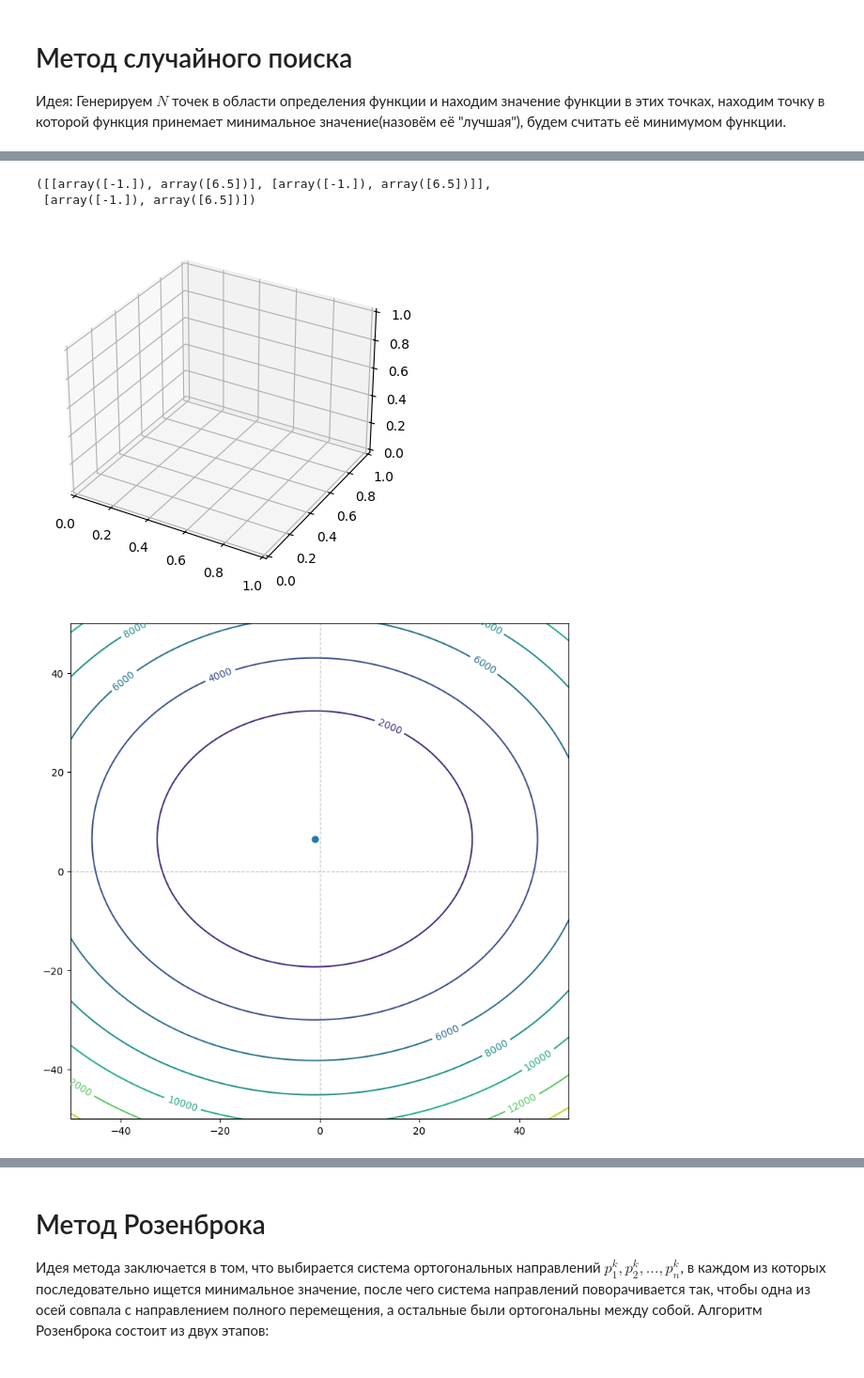
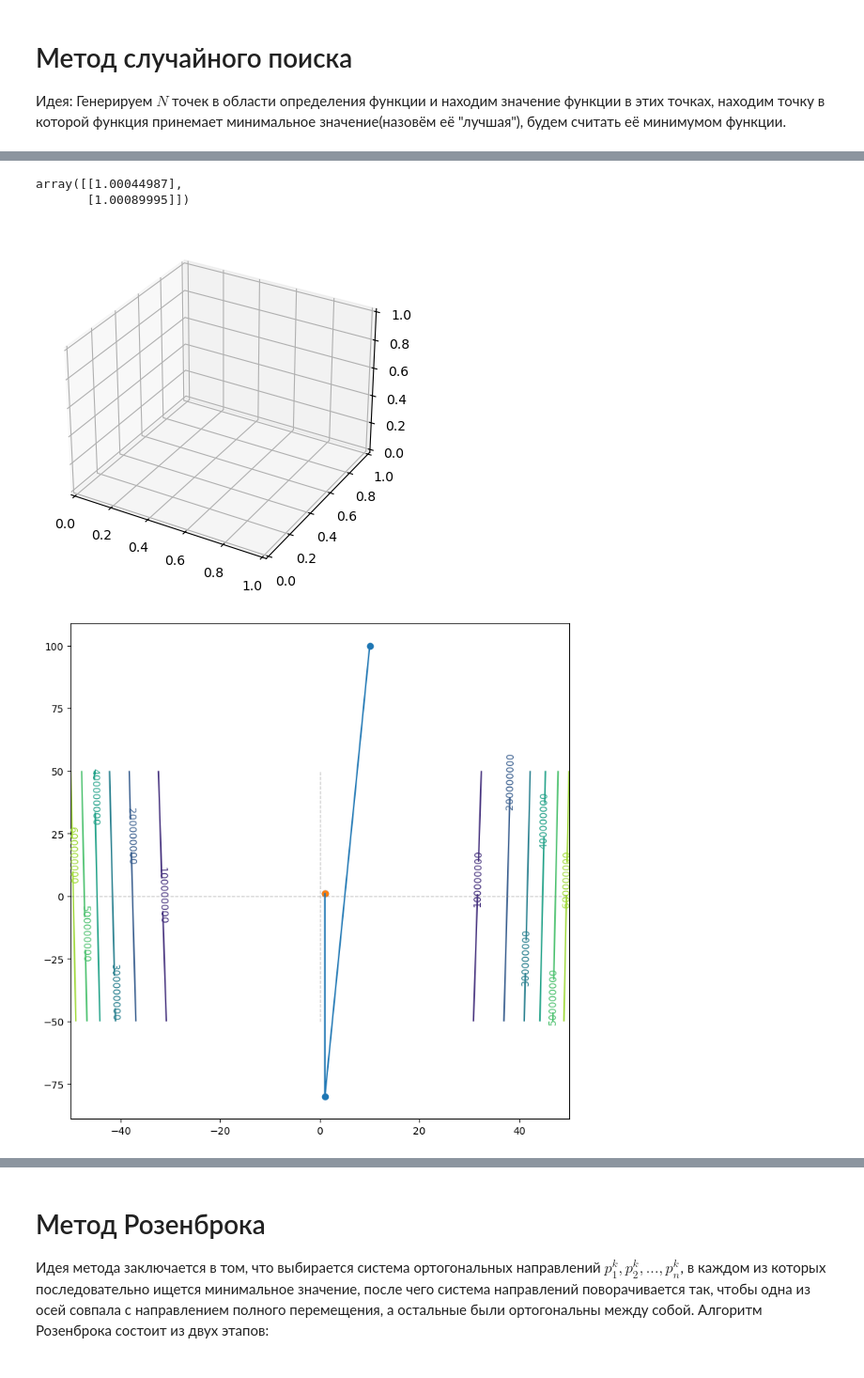
Before and after one commit to GordStep/Python-Mathematical-modeling-methods, a Jupyter notebook: source/minimum.ipynb, the cells around one changed output, grey strips where cells are left out. Shown at 94% size. Saved outputs shown, nothing was run; the diff lists cells and outputs as text; code cells hidden in the pictures.

```diff
--- a/source/minimum.ipynb
+++ b/source/minimum.ipynb
@@ -33,7 +62,8 @@ def f(xy):
 x = np.linspace(-50, 50, 1000)
 y = x
 x, y = np.meshgrid(x,y)
-z = 2*x**2 + 4 * x + 3 * y**2 - 39 * y + 129.75
+# z = 2*x**4 + 4 * x + 3 * y**4 - 39 * y + 129.75
+z = (1 - x)**2 + 100 * (y - x**2)**2
 # %%
 fig = plt.figure()
 figu = fig.add_subplot(111, projection='3d')
@@ -149,8 +179,8 @@ $$
 \end{pmatrix}
 $$
 # %%
-def nabl(x):
-    res = np.zeros((2, 1))
-    res[0] = 4 * x[0] + 4
-    res[1] = 6 * x[1] - 39
-    return res
+# def nabl(x):
+#     res = np.zeros((2, 1))
+#     res[0] = 8 * x[0]**3 + 4
+#     res[1] = 36 * x[1]**2 - 39
+#     return res
@@ -157,6 +225,8 @@ def nabl(x):
 # %%
-x_0 = [-2, 6.5]
-Eps = 0.0001
+x_0 = np.zeros((2,1))
+x_0[0] = 10
+x_0[1] = 10
+Eps = 0.001
 
 x_current = x_0
 x_next = x_0
@@ -173,34 +243,51 @@ plt.clabel(cs)
 
 # plt.xlim(-10, 10)
 # plt.ylim(-10, 10)
-Gesse = [
-    [4, 0],
-    [0, 6]
-]
-coef = - np.linalg.inv(Gesse)
-print(x_current, x_next, coef)
+
+
+# print(x_current, x_next, coef)
 
 dots = []
+iters = 0
 
-while np.linalg.norm(nabl(x_current)) > Eps:
+while np.linalg.norm(nabl(x_next)) > Eps:
 
     x_current = x_next.copy()
 
+    gesse = Gesse(x_current)
+
+    # Добавляем регуляризацию для устойчивости
+    if np.linalg.cond(gesse) > 1e10:
+        gesse = gesse + np.eye(2) * 1e-6
+
+    coef = -np.linalg.inv(gesse)
     p_k = np.dot(coef, nabl(x_current))
 
-    x_next = [x_current[i] + p_k[i] for i in range(2)]
+    # Обновляем x_next
+    x_next = x_current + p_k
 
-    dots.append(x_next)
+    dots.append(x_next.copy())
 
-x_ = [dot[0] for dot in dots]
-y_ = [dot[1] for dot in dots]
+
+    print(iters, f(x_next),"norm", np.linalg.norm(nabl(x_current)))
+    iters += 1
+
+x_ = [dot[0][0] for dot in dots]
+y_ = [dot[1][0] for dot in dots]
+# x_.insert(x_0[0])
+# y_.insert(x_0[1])
+print(dots[0], dots[0][0], dots[0][1])
+print(x_, y_, len(x_), len(y_))
 plt.scatter(x_, y_)
+plt.plot(x_, y_)
 
 plt.plot([0, 0], [Y_MIN_BOUND, Y_MAX_BOUND], color='gray', linestyle='--', linewidth=0.9, alpha=0.5)
 plt.plot([X_MIN_BOUND, X_MAX_BOUND], [0, 0], color='gray', linestyle='--', linewidth=0.9, alpha=0.5)
 
 result_dot = dots[-1]
-
-print(f'Найденный минимум:\nx = {result_dot[0][0]}\ny = {result_dot[1][0]}\nf_min = {f(result_dot)[0]}')
-dots, result_dot
+# plt.scatter([-0.79370053],
+#        [ 1.48124803])
+plt.scatter(x_[-1], y_[-1])
+print(f'Найденный минимум:\nx = {result_dot[0][0]}\ny = {result_dot[1][0]}\nf_min = {f(result_dot)[0]}\nИтераций: {iters}')
+dots[-1]
 # %% [output]
@@ -213,7 +305,7 @@ f_min = 1.0
-([[array([-1.]), array([6.5])], [array([-1.]), array([6.5])]],
- [array([-1.]), array([6.5])])
+array([[1.00044987],
+       [1.00089995]])
 [figure]
-[figure, old version]
+[figure, new version]
 # %%
 f((-2, 6.5))
 # %% [output]
```
Also changed, not shown: parts of 11 cells of this notebook, 11 other files.
